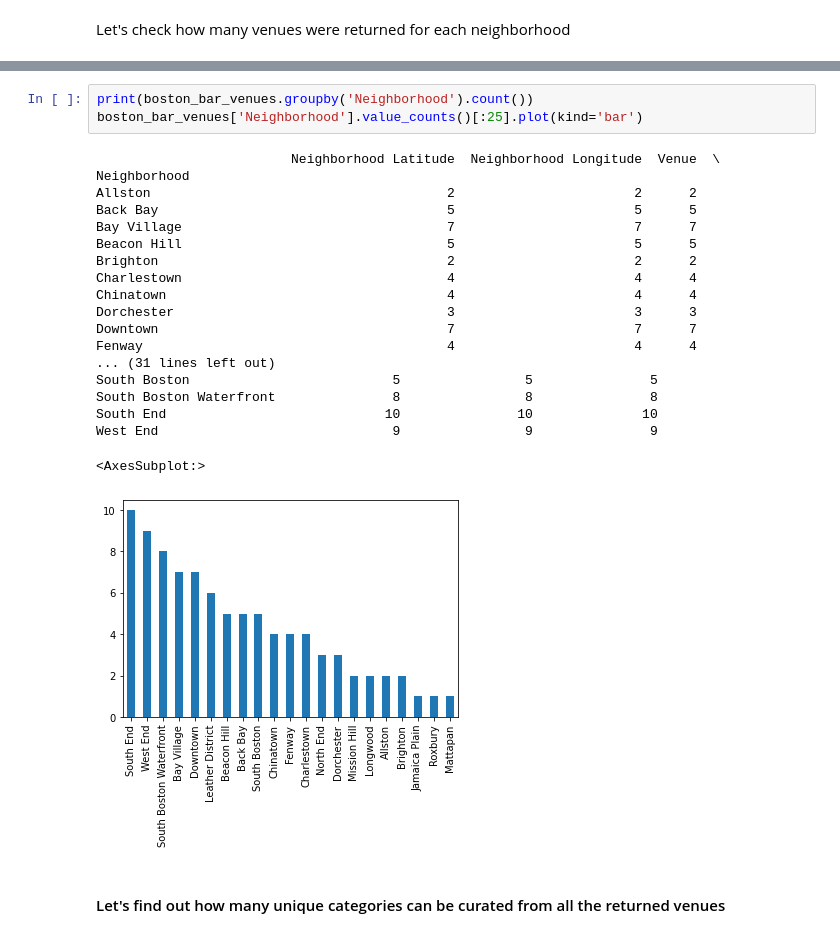
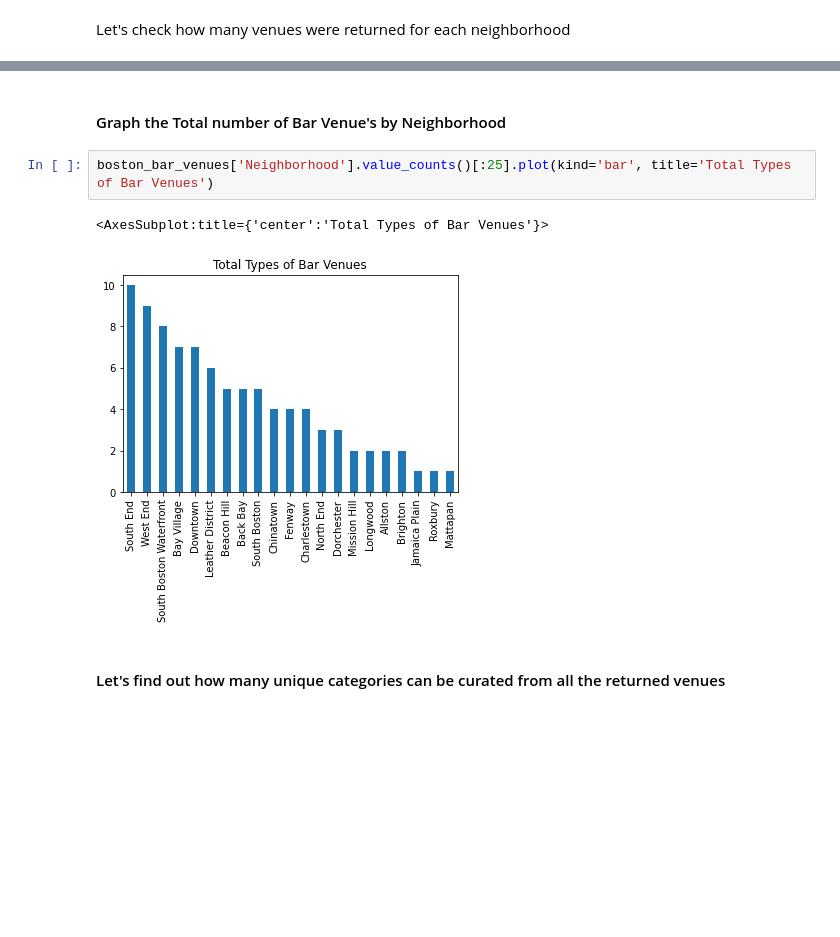
Before and after one commit to Ozzy878/Coursera_Capstone, a Jupyter notebook: Battle of the Neighborhoods/IBM_Final_CapstoneProject.ipynb, the cells around one changed output, grey strips where cells are left out. Saved outputs shown, nothing was run; the diff lists cells and outputs as text; blank space fills up the shorter version.

```diff
--- a/Battle of the Neighborhoods/IBM_Final_CapstoneProject.ipynb
+++ b/Battle of the Neighborhoods/IBM_Final_CapstoneProject.ipynb
@@ -353,26 +374,10 @@ Let's check how many venues were returned for each neighborhood
+# %% [markdown]
+#### Graph the Total number of Bar Venue's by Neighborhood
 # %%
-print(boston_bar_venues.groupby('Neighborhood').count())
-boston_bar_venues['Neighborhood'].value_counts()[:25].plot(kind='bar')
+boston_bar_venues['Neighborhood'].value_counts()[:25].plot(kind='bar', title='Total Types of Bar Venues')
 # %% [output]
-                         Neighborhood Latitude  Neighborhood Longitude  Venue  \
-Neighborhood
-Allston                                      2                       2      2
-Back Bay                                     5                       5      5
-Bay Village                                  7                       7      7
-Beacon Hill                                  5                       5      5
-Brighton                                     2                       2      2
-Charlestown                                  4                       4      4
-Chinatown                                    4                       4      4
-Dorchester                                   3                       3      3
-Downtown                                     7                       7      7
-Fenway                                       4                       4      4
-... (31 lines left out)
-South Boston                          5                5               5
-South Boston Waterfront               8                8               8
-South End                            10               10              10
-West End                              9                9               9
+<AxesSubplot:title={'center':'Total Types of Bar Venues'}>
-<AxesSubplot:>
-[figure, old version]
+[figure, new version]
 # %% [markdown]
 #### Let's find out how many unique categories can be curated from all the returned venues
 # %%
```
Also changed, not shown: parts of 2 cells of this notebook.
